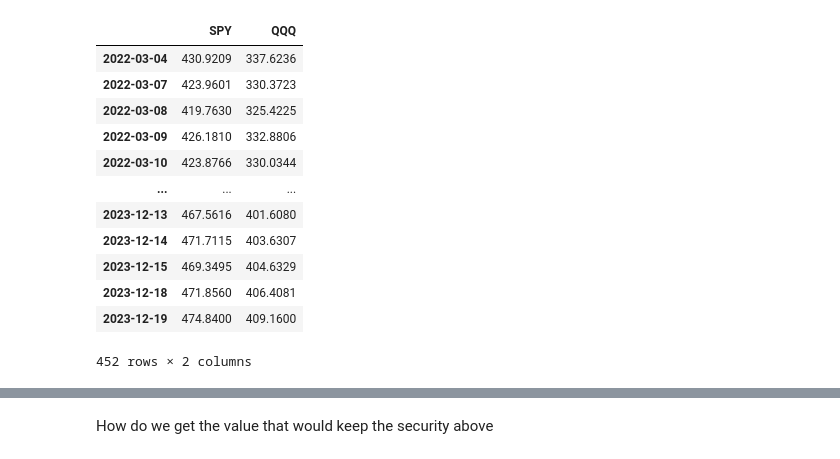
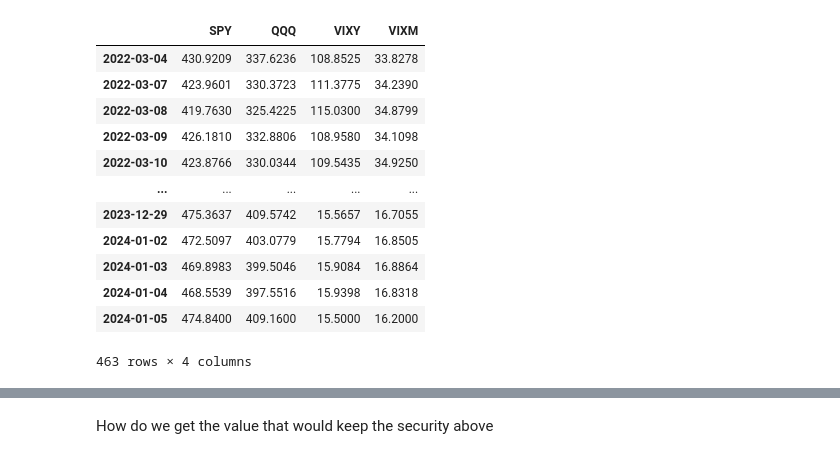
Before and after one commit to q-vo/ema_sma, a Jupyter notebook: sector_ema_sma_diff.ipynb, the cells around one changed output, grey strips where cells are left out. Cells and saved outputs as stored; diff of their text form; code cells hidden in the pictures.

```diff
--- a/sector_ema_sma_diff.ipynb
+++ b/sector_ema_sma_diff.ipynb
@@ -17,29 +17,31 @@ df_sector_vwap.index = pd.to_datetime(df_sector_vwap.index.date)
 # %%
 today = str(datetime.now())
 SPY_today = 474.84
 QQQ_today = 409.16
+VIXY_today = 15.5
+VIXM_today = 16.2
 
-current_value = { 'SPY' : {today : SPY_today}, 'QQQ' : {today : QQQ_today}}
+current_value = { 'SPY' : {today : SPY_today}, 'QQQ' : {today : QQQ_today}, 'VIXY' : {today : VIXY_today}, 'VIXM' : {today : VIXM_today}}
 
-index_vwap = df_sector_vwap[['SPY', 'QQQ']]
+index_vwap = df_sector_vwap[['SPY', 'QQQ', 'VIXY', 'VIXM']]
 index_vwap = pd.concat([index_vwap, pd.DataFrame(current_value)])
 index_vwap.index = pd.to_datetime(index_vwap.index)
 index_vwap.index = index_vwap.index.date
 index_vwap
 # %% [output]
-|  | SPY | QQQ |
-| 2022-03-04 | 430.9209 | 337.6236 |
-| 2022-03-07 | 423.9601 | 330.3723 |
-| 2022-03-08 | 419.7630 | 325.4225 |
-| 2022-03-09 | 426.1810 | 332.8806 |
-| 2022-03-10 | 423.8766 | 330.0344 |
-| ... | ... | ... |
-| 2023-12-13 | 467.5616 | 401.6080 |
-| 2023-12-14 | 471.7115 | 403.6307 |
-| 2023-12-15 | 469.3495 | 404.6329 |
-| 2023-12-18 | 471.8560 | 406.4081 |
-| 2023-12-19 | 474.8400 | 409.1600 |
+|  | SPY | QQQ | VIXY | VIXM |
+| 2022-03-04 | 430.9209 | 337.6236 | 108.8525 | 33.8278 |
+| 2022-03-07 | 423.9601 | 330.3723 | 111.3775 | 34.2390 |
+| 2022-03-08 | 419.7630 | 325.4225 | 115.0300 | 34.8799 |
+| 2022-03-09 | 426.1810 | 332.8806 | 108.9580 | 34.1098 |
+| 2022-03-10 | 423.8766 | 330.0344 | 109.5435 | 34.9250 |
+| ... | ... | ... | ... | ... |
+| 2023-12-29 | 475.3637 | 409.5742 | 15.5657 | 16.7055 |
+| 2024-01-02 | 472.5097 | 403.0779 | 15.7794 | 16.8505 |
+| 2024-01-03 | 469.8983 | 399.5046 | 15.9084 | 16.8864 |
+| 2024-01-04 | 468.5539 | 397.5516 | 15.9398 | 16.8318 |
+| 2024-01-05 | 474.8400 | 409.1600 | 15.5000 | 16.2000 |
-452 rows × 2 columns
+463 rows × 4 columns
 # %%
 import talib as ta
 import matplotlib.pyplot as plt
```
Also changed, not shown: parts of 7 cells of this notebook.
